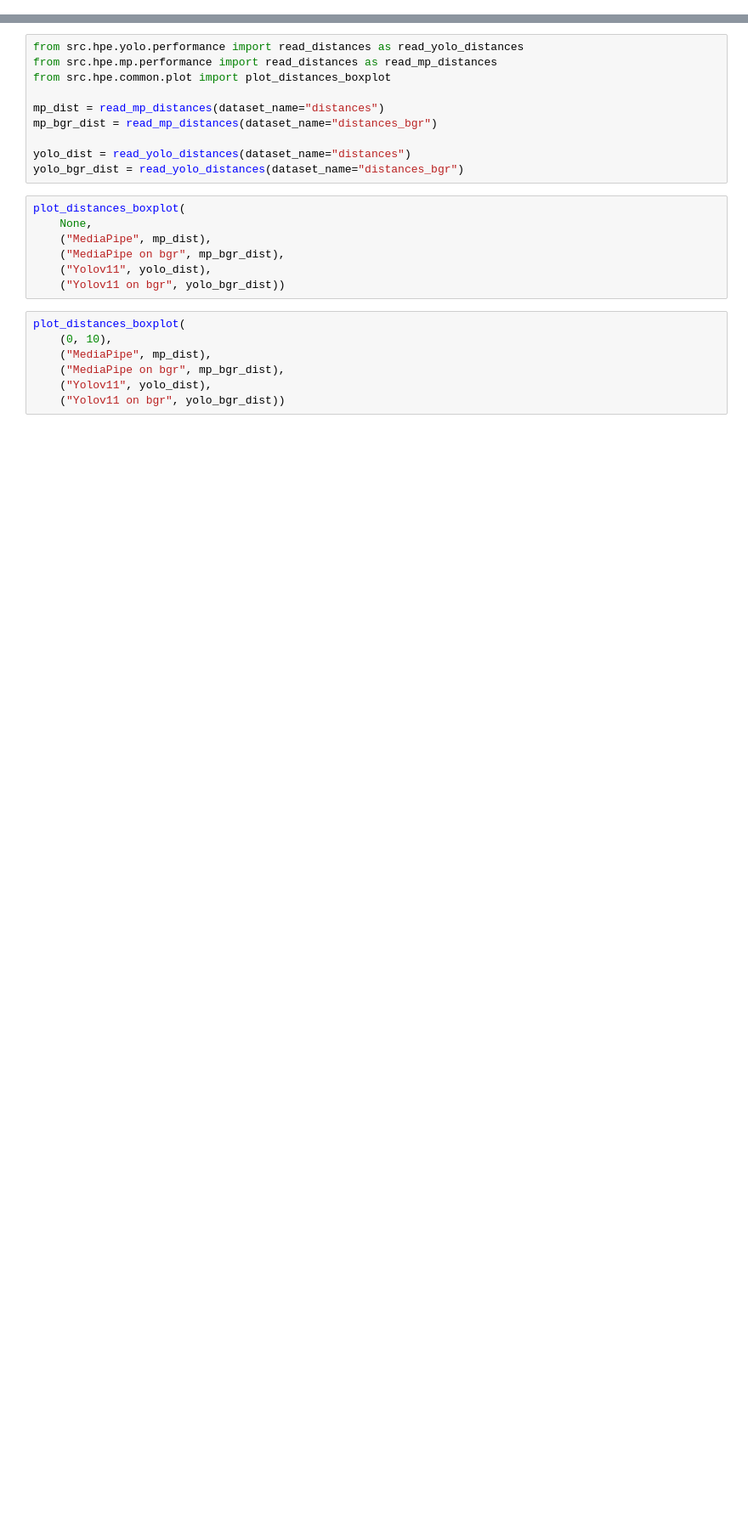
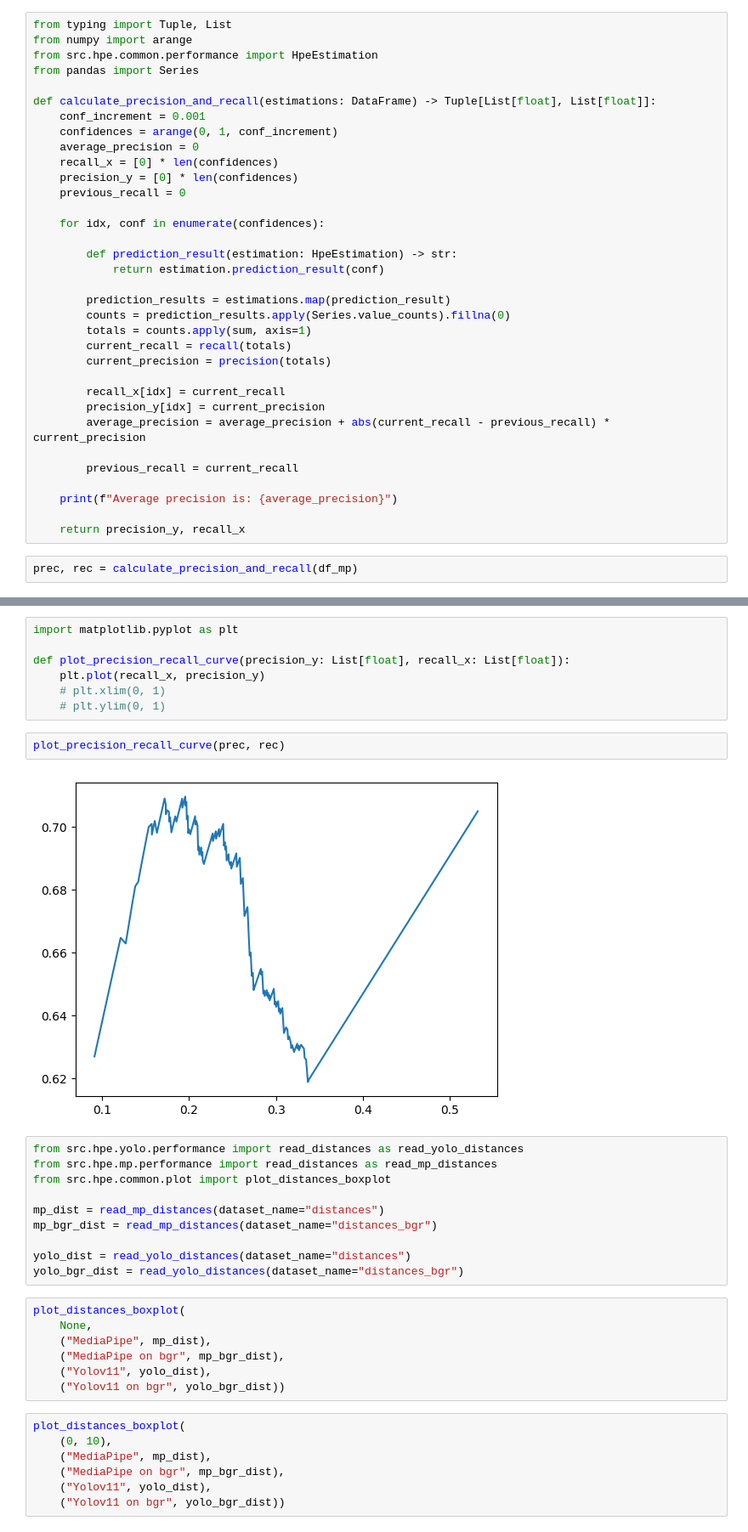
Before and after one commit to tomdec/climbing-technique-detector, a Jupyter notebook: playground.ipynb, the cells around one changed output, grey strips where cells are left out. Shown: that part at 85% size. Cells and saved outputs as stored; diff of their text form; blank space fills up the shorter version.

Commit message:
plot precision recal curves

```diff
--- a/playground.ipynb
+++ b/playground.ipynb
@@ -51,0 +113,36 @@ Recall: 0.2630359212050985
+# %%
+from typing import Tuple, List
+from numpy import arange
+from src.hpe.common.performance import HpeEstimation
+from pandas import Series
+
+def calculate_precision_and_recall(estimations: DataFrame) -> Tuple[List[float], List[float]]:
+    conf_increment = 0.001
+    confidences = arange(0, 1, conf_increment)
+    average_precision = 0
+    recall_x = [0] * len(confidences)
+    precision_y = [0] * len(confidences)
+    previous_recall = 0
+
+    for idx, conf in enumerate(confidences):
+
+        def prediction_result(estimation: HpeEstimation) -> str:
+            return estimation.prediction_result(conf)
+
+        prediction_results = estimations.map(prediction_result)
+        counts = prediction_results.apply(Series.value_counts).fillna(0)
+        totals = counts.apply(sum, axis=1)
+        current_recall = recall(totals)
+        current_precision = precision(totals)
+
+        recall_x[idx] = current_recall
+        precision_y[idx] = current_precision
+        average_precision = average_precision + abs(current_recall - previous_recall) * current_precision
+
+        previous_recall = current_recall
+
+    print(f"Average precision is: {average_precision}")
+
+    return precision_y, recall_x
+# %%
+prec, rec = calculate_precision_and_recall(df_mp)
@@ -52,3 +151,14 @@ Recall: 0.2630359212050985
+# %%
+import matplotlib.pyplot as plt
+
+def plot_precision_recall_curve(precision_y: List[float], recall_x: List[float]):
+    plt.plot(recall_x, precision_y)
+    # plt.xlim(0, 1)
+    # plt.ylim(0, 1)
+# %%
+plot_precision_recall_curve(prec, rec)
+# %% [output]
+[figure, added]
 # %%
 from src.hpe.yolo.performance import read_distances as read_yolo_distances
 from src.hpe.mp.performance import read_distances as read_mp_distances
```
Also changed, not shown: parts of 12 cells of this notebook, 1 other file.
